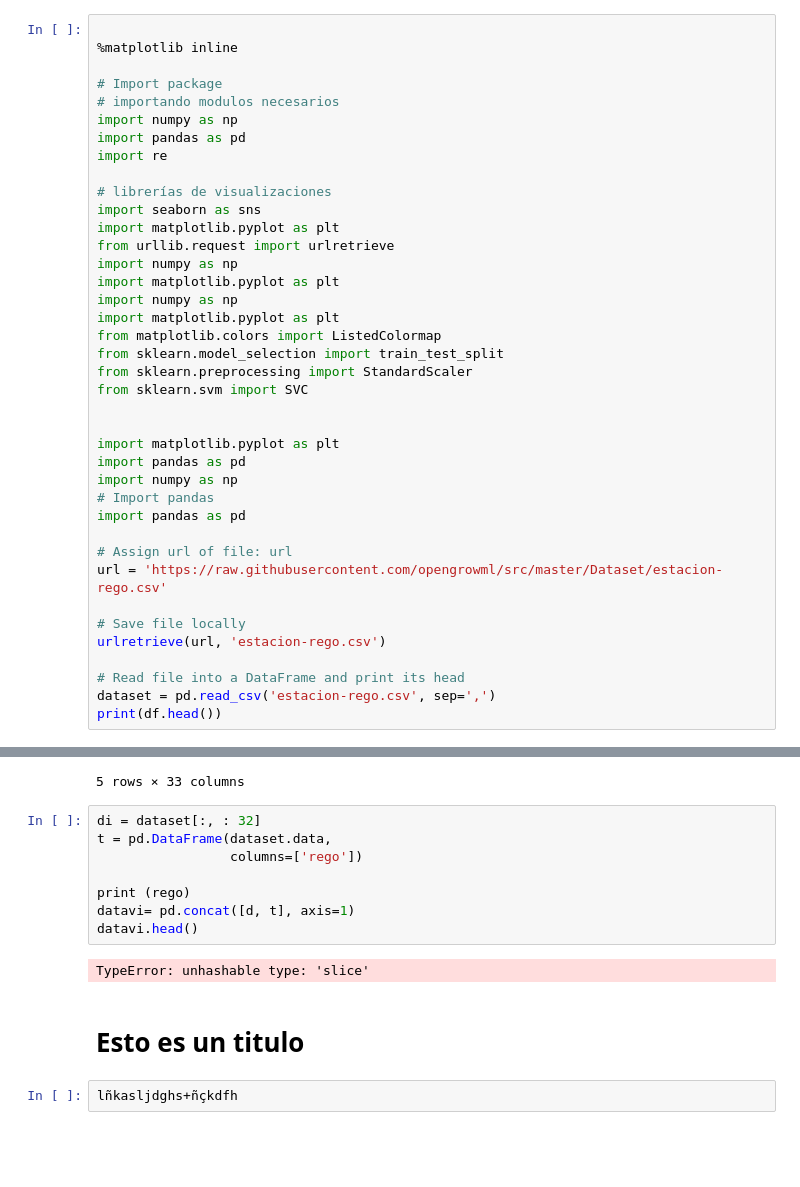
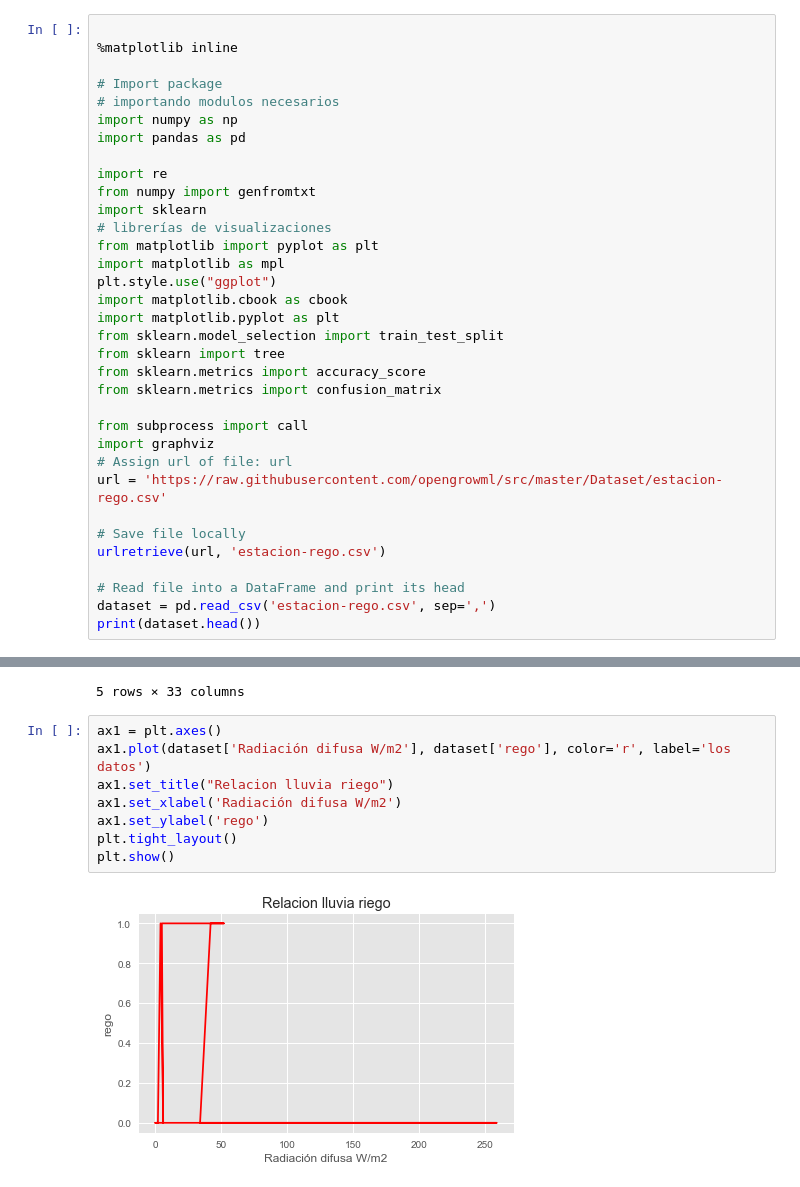
Before and after one commit to dmuinoo/password, a Jupyter notebook: Untitled.ipynb, the cells around one changed output, grey strips where cells are left out. Drawn from its saved outputs; the diff is of its cells as text; blank space fills up the shorter version.

```diff
--- a/Untitled.ipynb
+++ b/Untitled.ipynb
@@ -6,28 +6,23 @@
 # importando modulos necesarios
 import numpy as np
 import pandas as pd
+
 import re
+from numpy import genfromtxt
+import sklearn
+# librerías de visualizaciones
+from matplotlib import pyplot as plt
+import matplotlib as mpl
+plt.style.use("ggplot")
+import matplotlib.cbook as cbook
+import matplotlib.pyplot as plt
+from sklearn.model_selection import train_test_split
+from sklearn import tree
+from sklearn.metrics import accuracy_score
+from sklearn.metrics import confusion_matrix
 
-# librerías de visualizaciones
-import seaborn as sns
-import matplotlib.pyplot as plt
-from urllib.request import urlretrieve
-import numpy as np
-import matplotlib.pyplot as plt
-import numpy as np
-import matplotlib.pyplot as plt
-from matplotlib.colors import ListedColormap
-from sklearn.model_selection import train_test_split
-from sklearn.preprocessing import StandardScaler
-from sklearn.svm import SVC
-
-
-import matplotlib.pyplot as plt
-import pandas as pd
-import numpy as np
-# Import pandas
-import pandas as pd
-
+from subprocess import call
+import graphviz
 # Assign url of file: url
 url = 'https://raw.githubusercontent.com/opengrowml/src/master/Dataset/estacion-rego.csv'
 
@@ -36,5 +31,5 @@ urlretrieve(url, 'estacion-rego.csv')
 
 # Read file into a DataFrame and print its head
 dataset = pd.read_csv('estacion-rego.csv', sep=',')
-print(df.head())
+print(dataset.head())
 # %% [output]
@@ -88,17 +67,13 @@ dataset.head()
 | 3 | 81 | 0,73 | 1,9 | 2,14 | 3,46 | 0,66 | ... |
 | 4 | 81 | 0,91 | 1,95 | 1,5 | 2,12 | 0,3 | ... |
 5 rows × 33 columns
-# %%
-di = dataset[:, : 32]
-t = pd.DataFrame(dataset.data,
-                 columns=['rego'])
-
-print (rego)
-datavi= pd.concat([d, t], axis=1)
-datavi.head()
-# %% [output]
-TypeError: unhashable type: 'slice'
-# %% [markdown]
-# Esto es un titulo
-# %%
-lñkasljdghs+ñçkdfh
+# %%
+ax1 = plt.axes()
+ax1.plot(dataset['Radiación difusa W/m2'], dataset['rego'], color='r', label='los datos')
+ax1.set_title("Relacion lluvia riego")
+ax1.set_xlabel('Radiación difusa W/m2')
+ax1.set_ylabel('rego')
+plt.tight_layout()
+plt.show()
+# %% [output]
+[figure, added]
```
Also changed, not shown: parts of 13 cells of this notebook.
